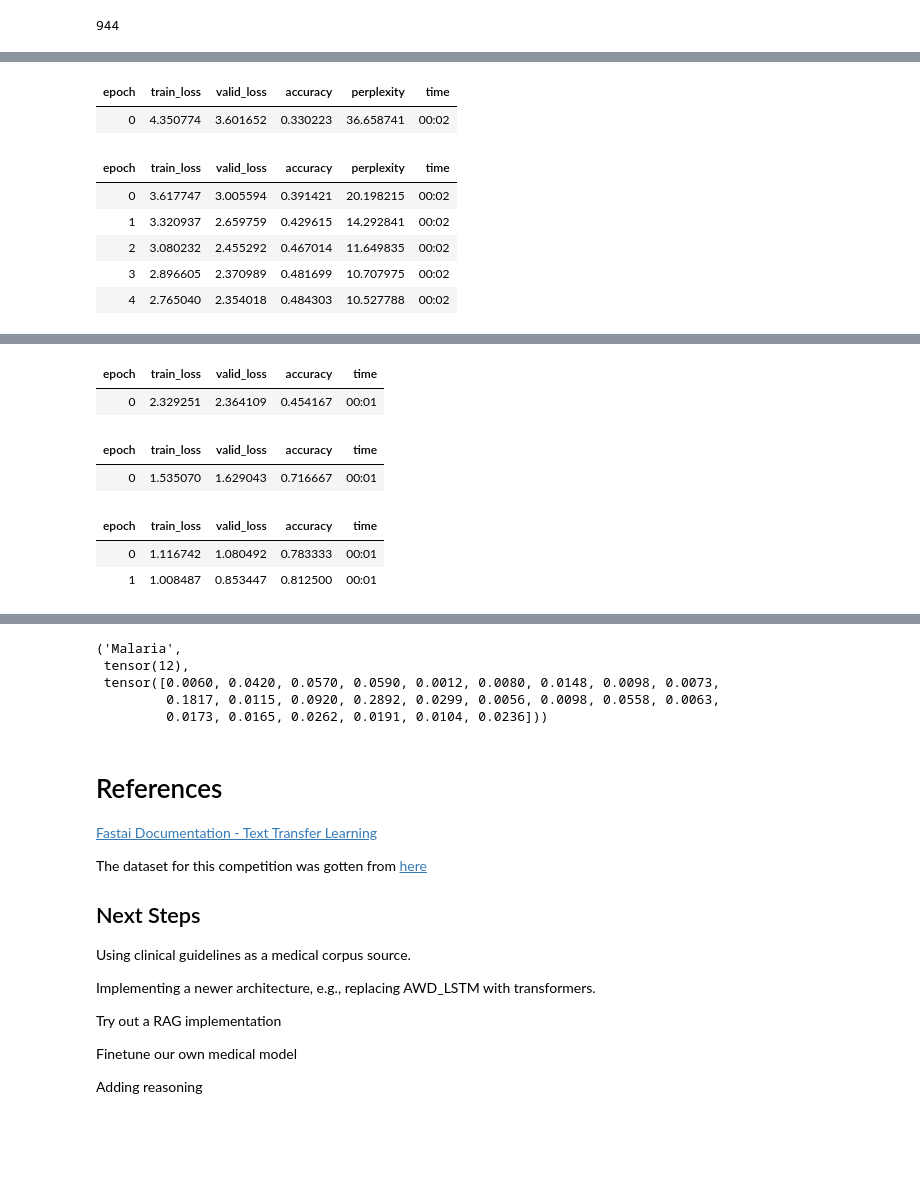
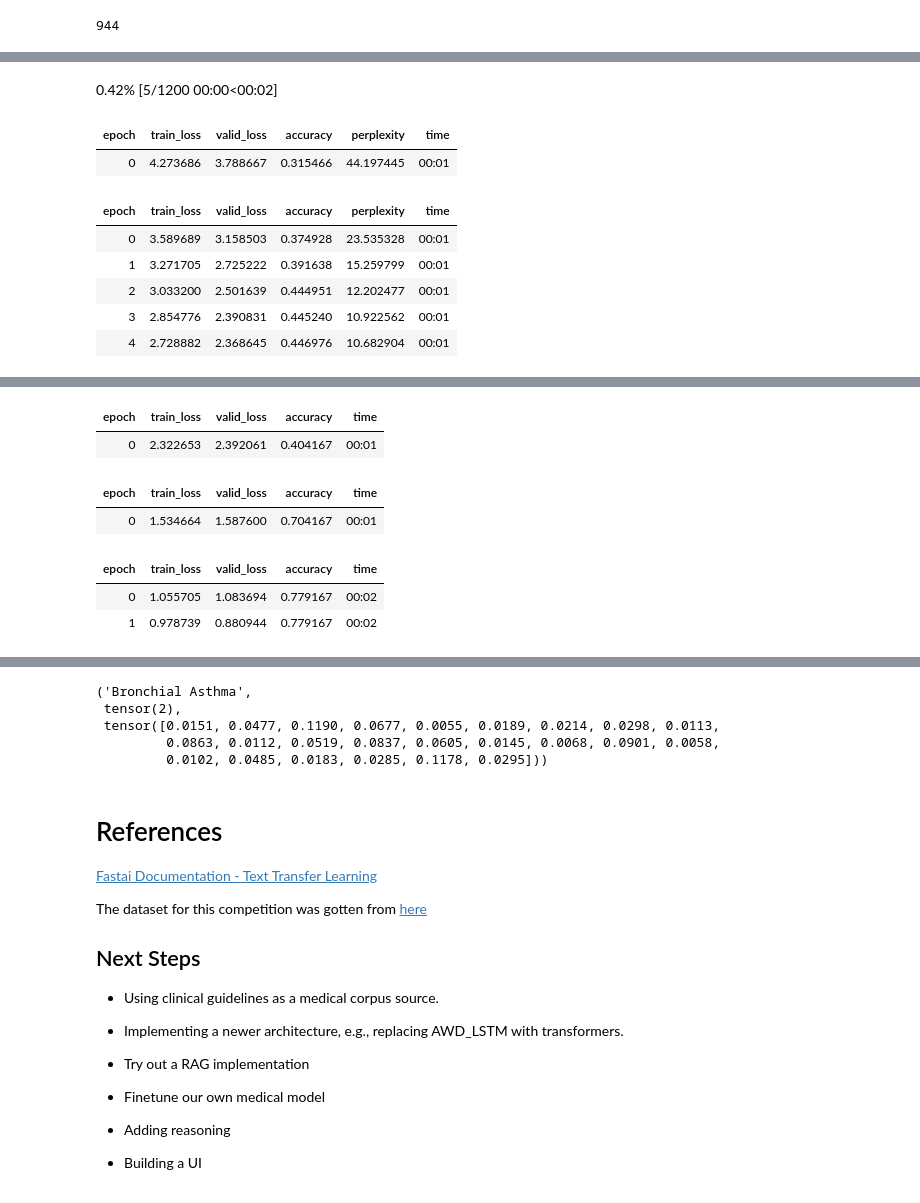
Before and after one commit to rubanzasilva/symptom_to_disease, a Jupyter notebook: symptom-disease-ulmfit.ipynb, the cells around one changed output, grey strips where cells are left out. Cells and saved outputs as stored; diff of their text form; code cells hidden in the pictures; blank space fills up the shorter version.

```diff
--- a/symptom-disease-ulmfit.ipynb
+++ b/symptom-disease-ulmfit.ipynb
@@ -104,0 +94,3 @@ Path('/kaggle/input/symptoms-disease-no-id')
+# %%
+path = Path('/teamspace/studios/this_studio/.cache/kagglehub/datasets/rubanzasilva/symptoms-disease-no-id/versions/1')
+path
@@ -329,7 +378,9 @@ learn.predict("I am having a running stomach, fever, general body weakness and h
 #| code-fold: true
 #| code-summary: "Click to see full code in one cell"
 #| error: false
-path = Path('/kaggle/input/symptoms-disease-no-id')
+#| echo false
+
+#path = Path('/kaggle/input/symptoms-disease-no-id')
 #symptom_df = pd.read_csv(path_lm/'symptom_synth.csv',index_col=0)
 symptom_df = pd.read_csv(path/'symptom_no_id.csv')
 sd_df = pd.read_csv(path/'symptom_disease_no_id_col.csv')
@@ -337,9 +388,9 @@ dls_lm = TextDataLoaders.from_df(symptom_df, path=path,text_col='text', is_lm=Tr
 learn = language_model_learner(dls_lm, AWD_LSTM, metrics=[accuracy, Perplexity()], path=path, wd=0.1).to_fp16()
 learn.fit_one_cycle(1, 1e-2)
 # Create a directory to save the model
-os.makedirs('/kaggle/working/models', exist_ok=True)
+#os.makedirs('/kaggle/working/models', exist_ok=True)
 # Set the model directory for the learner
-learn.model_dir = '/kaggle/working/models'
+#learn.model_dir = '/kaggle/working/models'
 # Now save the model
 learn.save('1epoch')
 learn = learn.load('1epoch')
@@ -352,8 +403,7 @@ learn.save_encoder('finetuned')
 #finetuning the classifier
 learn = text_classifier_learner(dls_clas, AWD_LSTM, drop_mult=0.5, metrics=accuracy)
 dls_clas = TextDataLoaders.from_df(sd_df, path=path,text_col='text',label_col='label', text_vocab=dls_lm.vocab)
-from pathlib import Path
-learn.path = Path('/kaggle/working')
+#learn.path = Path('/kaggle/working')
 learn = learn.load_encoder('finetuned')
 learn.fit_one_cycle(1, 2e-2)
 learn.freeze_to(-2)
@@ -366,8 +415,9 @@ learn.predict("I am having a running stomach, fever, general body weakness and h
+0.42% [5/1200 00:00<00:02]
 | epoch | train_loss | valid_loss | accuracy | perplexity | time |
-| 0 | 4.350774 | 3.601652 | 0.330223 | 36.658741 | 00:02 |
+| 0 | 4.273686 | 3.788667 | 0.315466 | 44.197445 | 00:01 |
 | epoch | train_loss | valid_loss | accuracy | perplexity | time |
-| 0 | 3.617747 | 3.005594 | 0.391421 | 20.198215 | 00:02 |
-| 1 | 3.320937 | 2.659759 | 0.429615 | 14.292841 | 00:02 |
-| 2 | 3.080232 | 2.455292 | 0.467014 | 11.649835 | 00:02 |
-| 3 | 2.896605 | 2.370989 | 0.481699 | 10.707975 | 00:02 |
-| 4 | 2.765040 | 2.354018 | 0.484303 | 10.527788 | 00:02 |
+| 0 | 3.589689 | 3.158503 | 0.374928 | 23.535328 | 00:01 |
+| 1 | 3.271705 | 2.725222 | 0.391638 | 15.259799 | 00:01 |
+| 2 | 3.033200 | 2.501639 | 0.444951 | 12.202477 | 00:01 |
+| 3 | 2.854776 | 2.390831 | 0.445240 | 10.922562 | 00:01 |
+| 4 | 2.728882 | 2.368645 | 0.446976 | 10.682904 | 00:01 |
@@ -375,7 +425,7 @@ learn.predict("I am having a running stomach, fever, general body weakness and h
 | epoch | train_loss | valid_loss | accuracy | time |
-| 0 | 2.329251 | 2.364109 | 0.454167 | 00:01 |
+| 0 | 2.322653 | 2.392061 | 0.404167 | 00:01 |
 | epoch | train_loss | valid_loss | accuracy | time |
-| 0 | 1.535070 | 1.629043 | 0.716667 | 00:01 |
+| 0 | 1.534664 | 1.587600 | 0.704167 | 00:01 |
 | epoch | train_loss | valid_loss | accuracy | time |
-| 0 | 1.116742 | 1.080492 | 0.783333 | 00:01 |
-| 1 | 1.008487 | 0.853447 | 0.812500 | 00:01 |
+| 0 | 1.055705 | 1.083694 | 0.779167 | 00:02 |
+| 1 | 0.978739 | 0.880944 | 0.779167 | 00:02 |
@@ -383,8 +433,8 @@ learn.predict("I am having a running stomach, fever, general body weakness and h
-('Malaria',
- tensor(12),
- tensor([0.0060, 0.0420, 0.0570, 0.0590, 0.0012, 0.0080, 0.0148, 0.0098, 0.0073,
-         0.1817, 0.0115, 0.0920, 0.2892, 0.0299, 0.0056, 0.0098, 0.0558, 0.0063,
-         0.0173, 0.0165, 0.0262, 0.0191, 0.0104, 0.0236]))
+('Bronchial Asthma',
+ tensor(2),
+ tensor([0.0151, 0.0477, 0.1190, 0.0677, 0.0055, 0.0189, 0.0214, 0.0298, 0.0113,
+         0.0863, 0.0112, 0.0519, 0.0837, 0.0605, 0.0145, 0.0068, 0.0901, 0.0058,
+         0.0102, 0.0485, 0.0183, 0.0285, 0.1178, 0.0295]))
 # %% [markdown]
 # References
 
@@ -394,12 +444,14 @@ The dataset for this competition was gotten from [here](https://www.kaggle.com/d
 
 ## Next Steps
 
-Using clinical guidelines as a medical corpus source.
+* Using clinical guidelines as a medical corpus source.
 
-Implementing a newer architecture, e.g., replacing AWD_LSTM with transformers.
+* Implementing a newer architecture, e.g., replacing AWD_LSTM with transformers.
 
-Try out a RAG implementation
+* Try out a RAG implementation
 
-Finetune our own medical model
+* Finetune our own medical model
 
-Adding reasoning
+* Adding reasoning
+
+* Building a UI
```
Also changed, not shown: parts of 23 cells of this notebook.
